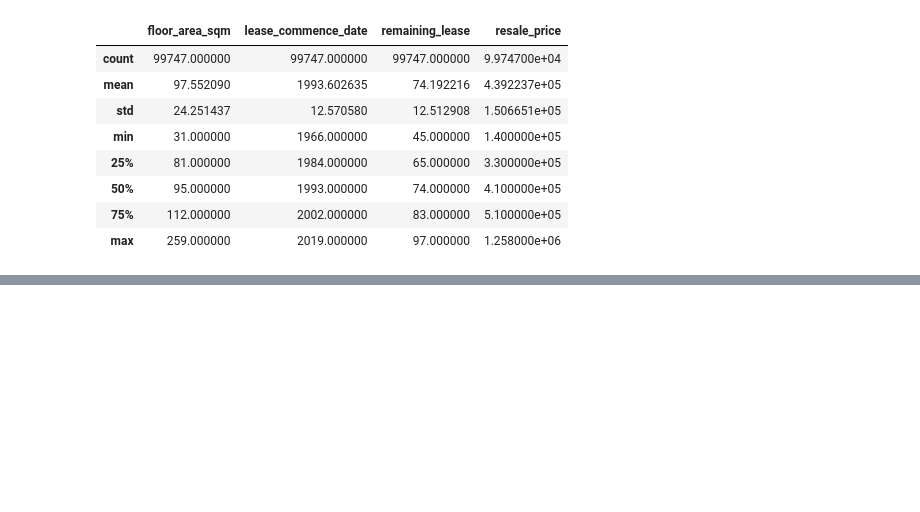
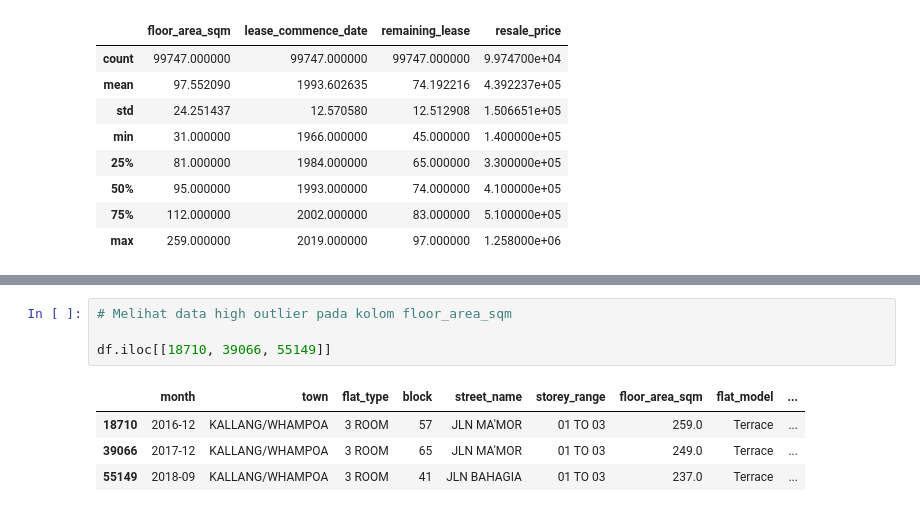
Before and after one commit to mhmhatta/SGResalePrice, a Jupyter notebook: Tubes PML Kelompok GaNi.ipynb, the cells around one changed output, grey strips where cells are left out. Drawn from its saved outputs; the diff is of its cells as text; blank space fills up the shorter version.

```diff
--- a/Tubes PML Kelompok GaNi.ipynb
+++ b/Tubes PML Kelompok GaNi.ipynb
@@ -210,0 +300,9 @@ df.describe()
+# %%
+# Melihat data high outlier pada kolom floor_area_sqm
+
+df.iloc[[18710, 39066, 55149]]
+# %% [output]
+|  | month | town | flat_type | block | street_name | storey_range | floor_area_sqm | flat_model | ... |
+| 18710 | 2016-12 | KALLANG/WHAMPOA | 3 ROOM | 57 | JLN MA'MOR | 01 TO 03 | 259.0 | Terrace | ... |
+| 39066 | 2017-12 | KALLANG/WHAMPOA | 3 ROOM | 65 | JLN MA'MOR | 01 TO 03 | 249.0 | Terrace | ... |
+| 55149 | 2018-09 | KALLANG/WHAMPOA | 3 ROOM | 41 | JLN BAHAGIA | 01 TO 03 | 237.0 | Terrace | ... |
```
Also changed, not shown: parts of 11 cells of this notebook.
